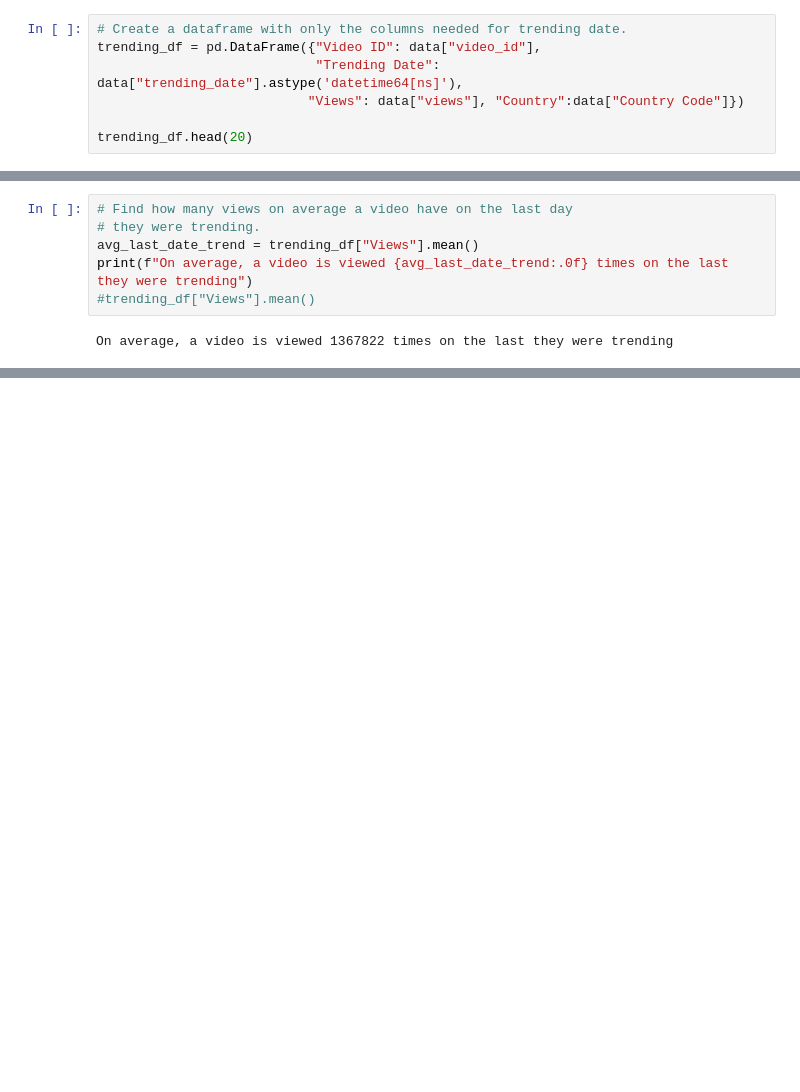
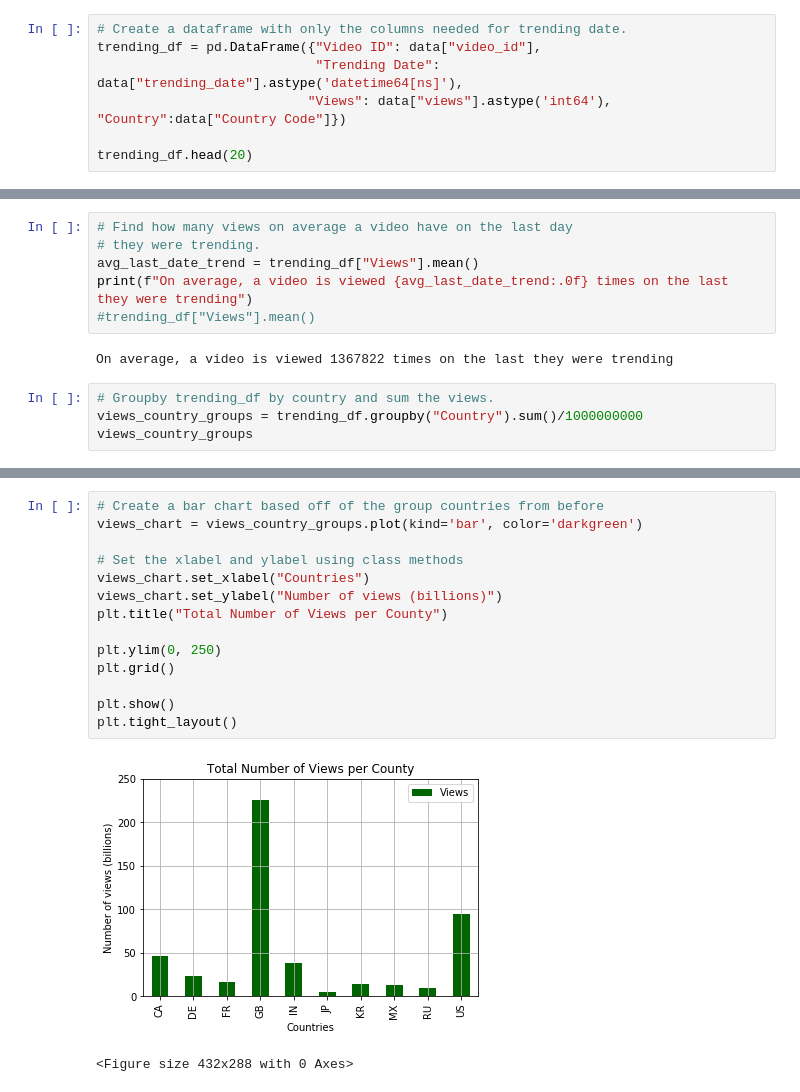
Before and after one commit to jherberg462/python-project, a Jupyter notebook: JennifferAnalysis.ipynb, the cells around one changed output, grey strips where cells are left out. Drawn from its saved outputs; the diff is of its cells as text; blank space fills up the shorter version.

Commit message:
Total Number of Views per country bar chart.

```diff
--- a/JennifferAnalysis.ipynb
+++ b/JennifferAnalysis.ipynb
@@ -23,7 +23,7 @@ data.head()
 # Create a dataframe with only the columns needed for trending date.
 trending_df = pd.DataFrame({"Video ID": data["video_id"],
                             "Trending Date": data["trending_date"].astype('datetime64[ns]'),
-                           "Views": data["views"], "Country":data["Country Code"]})
+                           "Views": data["views"].astype('int64'), "Country":data["Country Code"]})
 
 trending_df.head(20)
 # %% [output]
@@ -74,3 +74,7 @@ print(f"On average, a video is viewed {avg_last_date_trend:.0f} times on the las
 #trending_df["Views"].mean()
 # %% [output]
 On average, a video is viewed 1367822 times on the last they were trending
+# %%
+# Groupby trending_df by country and sum the views.
+views_country_groups = trending_df.groupby("Country").sum()/1000000000
+views_country_groups
@@ -76,0 +94,17 @@ On average, a video is viewed 1367822 times on the last they were trending
+# %%
+# Create a bar chart based off of the group countries from before
+views_chart = views_country_groups.plot(kind='bar', color='darkgreen')
+
+# Set the xlabel and ylabel using class methods
+views_chart.set_xlabel("Countries")
+views_chart.set_ylabel("Number of views (billions)")
+plt.title("Total Number of Views per County")
+
+plt.ylim(0, 250)
+plt.grid()
+
+plt.show()
+plt.tight_layout()
+# %% [output]
+[figure, added]
+<Figure size 432x288 with 0 Axes>
```
Also changed, not shown: parts of 2 cells of this notebook.
